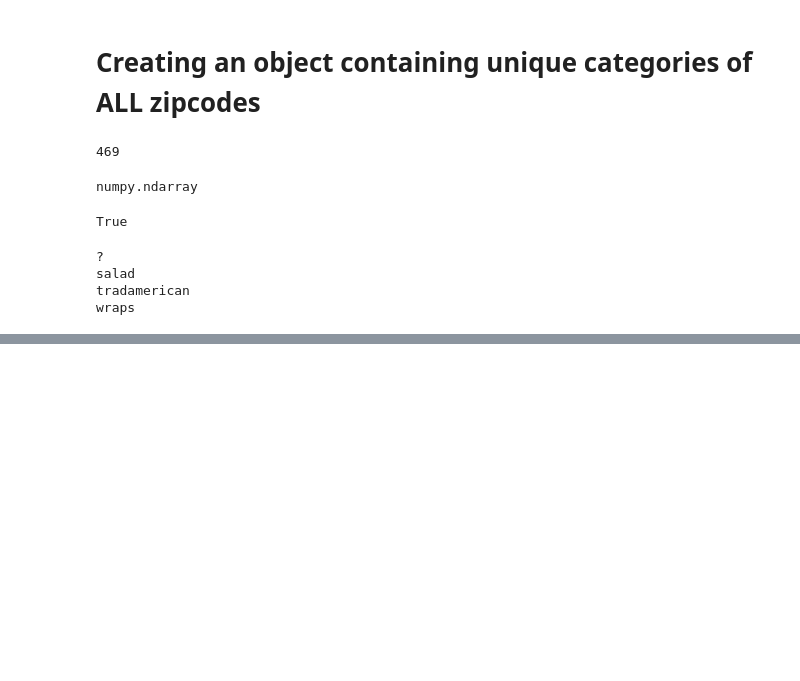
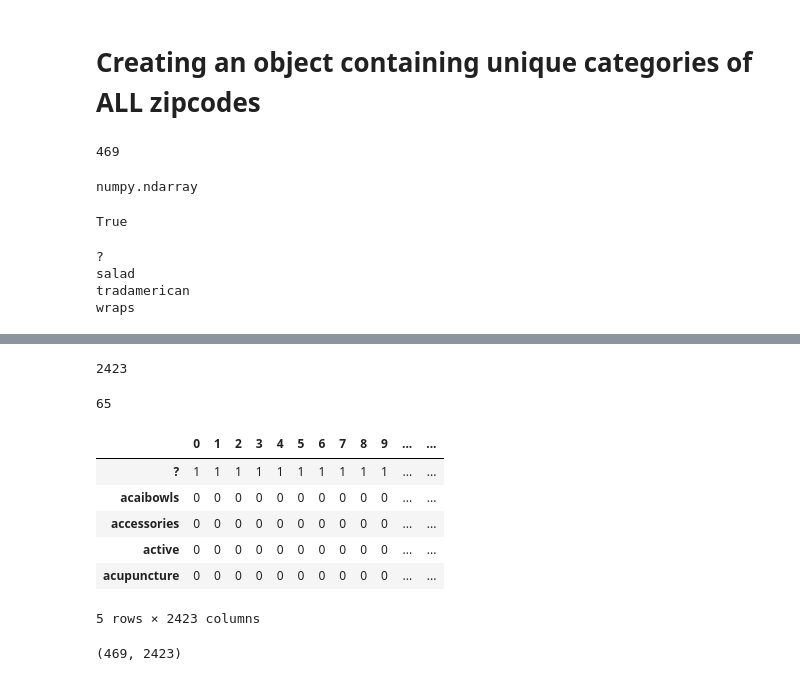
Before and after one commit to irinhwng/Yelp, a Jupyter notebook: Categories.ipynb, the cells around one changed output, grey strips where cells are left out. Saved outputs shown, nothing was run; the diff lists cells and outputs as text; code cells hidden in the pictures; blank space fills up the shorter version.

```diff
--- a/Categories.ipynb
+++ b/Categories.ipynb
@@ -224,0 +227,2 @@ df['cat_list'][10]
+# %%
+df = categories_df.loc[categories_df['zip_code'].isin(main_zips_list)]
@@ -224,0 +254,2 @@ df['cat_list'][10]
+# %%
+df.reset_index(inplace = True)
@@ -224,0 +267,29 @@ df['cat_list'][10]
+# %%
+len(df)
+# %% [output]
+2423
+# %%
+the_dict = {}
+for i in range(0, len(df)):
+    unique_or_not = dict(categorize(df['cat_list'][i]))
+    the_dict[i] = unique_or_not
+# %%
+the_cat_df = pd.DataFrame.from_dict(the_dict)
+# %%
+the_cat_df[25].sum()
+# %% [output]
+65
+# %%
+the_cat_df.head()
+# %% [output]
+|  | 0 | 1 | 2 | 3 | 4 | 5 | 6 | 7 | 8 | 9 | ... | ... |
+| ? | 1 | 1 | 1 | 1 | 1 | 1 | 1 | 1 | 1 | 1 | ... | ... |
+| acaibowls | 0 | 0 | 0 | 0 | 0 | 0 | 0 | 0 | 0 | 0 | ... | ... |
+| accessories | 0 | 0 | 0 | 0 | 0 | 0 | 0 | 0 | 0 | 0 | ... | ... |
+| active | 0 | 0 | 0 | 0 | 0 | 0 | 0 | 0 | 0 | 0 | ... | ... |
+| acupuncture | 0 | 0 | 0 | 0 | 0 | 0 | 0 | 0 | 0 | 0 | ... | ... |
+5 rows × 2423 columns
+# %%
+the_cat_df.shape
+# %% [output]
+(469, 2423)
```
Also changed, not shown: parts of 60 cells of this notebook, 22 other files.
